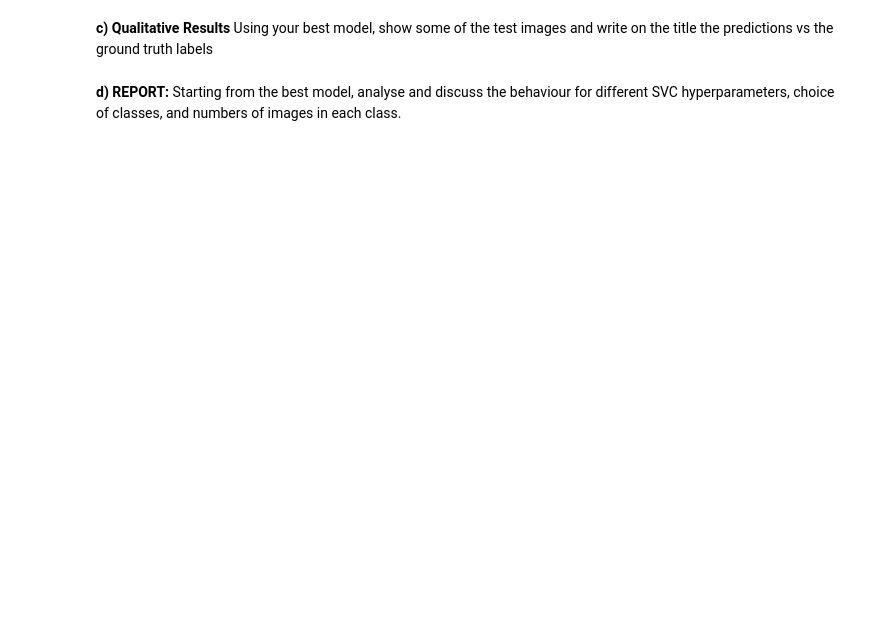
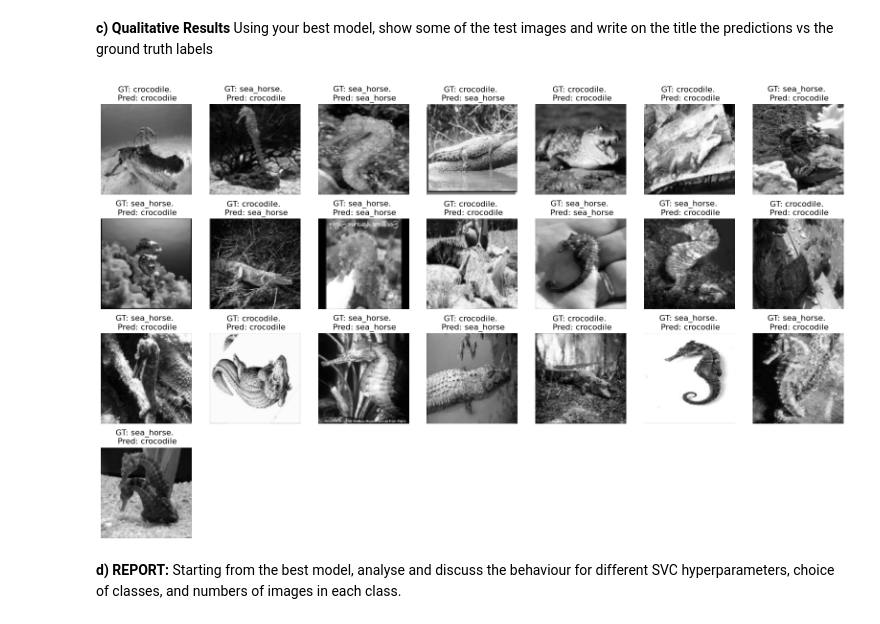
Before and after one commit to JayPanchariya/svm, a Jupyter notebook: 2024_2025_From_Linear_Classifiers_to_SVMs_sv.ipynb, the cells around one changed output. Saved outputs shown, nothing was run; the diff lists cells and outputs as text; code cells hidden in the pictures; blank space fills up the shorter version.

```diff
--- a/2024_2025_From_Linear_Classifiers_to_SVMs_sv.ipynb
+++ b/2024_2025_From_Linear_Classifiers_to_SVMs_sv.ipynb
@@ -621,25 +664,29 @@ plt.show()
 # %%
 # Show some results
 width=20
 height=15
 plt.rcParams['figure.figsize'] = [width, height]
 
 #Change your predictions vector here
-Y_best=Y_rbfBest
+svc = SVC(C= 10, gamma= 0.001,kernel="poly", probability=True)
+svc.fit(X_train_U, Y_train)
+Y_best=svc.predict(X_test_U)
 
 fig=plt.figure()
 imCounter = 1
 for i in range(len(Y_test)):
     image=np.reshape(X_test[i,:], (imHeight,imWidth))
 
     plt.subplot(5,7,imCounter)
     plt.imshow(image,cmap='gray')
     plt.axis('off')
     gtLabel = labelNames[Y_test.ravel()[i].astype(int)]
     predLabel = labelNames[Y_best.ravel()[i].astype(int)]
     plt.title('GT: {}. \n Pred: {}'.format(gtLabel, predLabel))
 
     imCounter += 1
 plt.show()
+# %% [output]
+[figure, added]
 # %% [markdown]
 **d) REPORT:** Starting from the best model, analyse and discuss the behaviour for different SVC hyperparameters, choice of classes, and numbers of images in each class.
```
Also changed, not shown: parts of 16 cells of this notebook.
